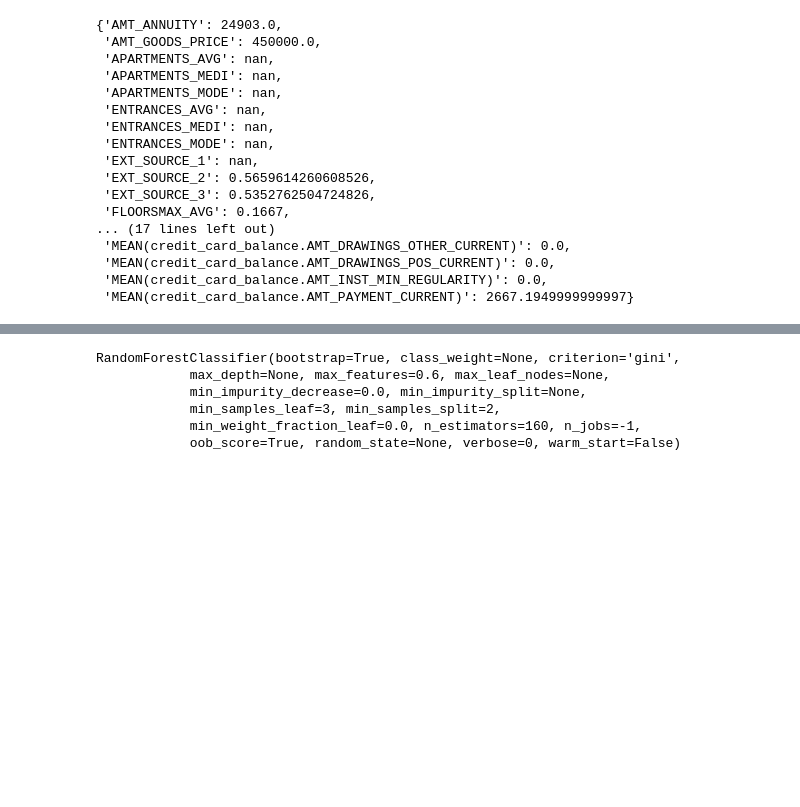
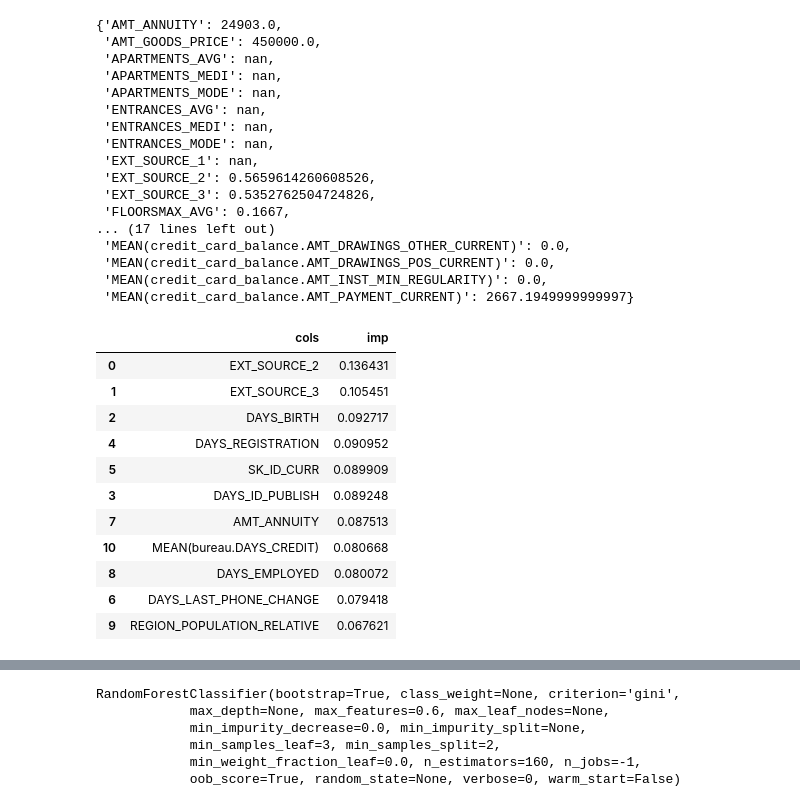
Before and after one commit to kugmax/fastai_learn, a Jupyter notebook: Home Credit Default Risk (random forest).ipynb, the cells around one changed output, grey strips where cells are left out. Drawn from its saved outputs; the diff is of its cells as text; code cells hidden in the pictures; blank space fills up the shorter version.

```diff
--- a/Home Credit Default Risk (random forest).ipynb
+++ b/Home Credit Default Risk (random forest).ipynb
@@ -305,6 +314,21 @@ except:
 def plot_fi(fi): return fi.plot('cols', 'imp', 'barh', figsize=(12,7), legend=False)
 # %%
 fi = rf_feat_importance(m, df)
+# %%
+fi[:30]
+# %% [output]
+|  | cols | imp |
+| 0 | EXT_SOURCE_2 | 0.136431 |
+| 1 | EXT_SOURCE_3 | 0.105451 |
+| 2 | DAYS_BIRTH | 0.092717 |
+| 4 | DAYS_REGISTRATION | 0.090952 |
+| 5 | SK_ID_CURR | 0.089909 |
+| 3 | DAYS_ID_PUBLISH | 0.089248 |
+| 7 | AMT_ANNUITY | 0.087513 |
+| 10 | MEAN(bureau.DAYS_CREDIT) | 0.080668 |
+| 8 | DAYS_EMPLOYED | 0.080072 |
+| 6 | DAYS_LAST_PHONE_CHANGE | 0.079418 |
+| 9 | REGION_POPULATION_RELATIVE | 0.067621 |
 # %%
 to_keep = fi[fi.imp > 0.005].cols; len(to_keep)
 # %% [output]
```
Also changed, not shown: parts of 13 cells of this notebook, 2 other files.
